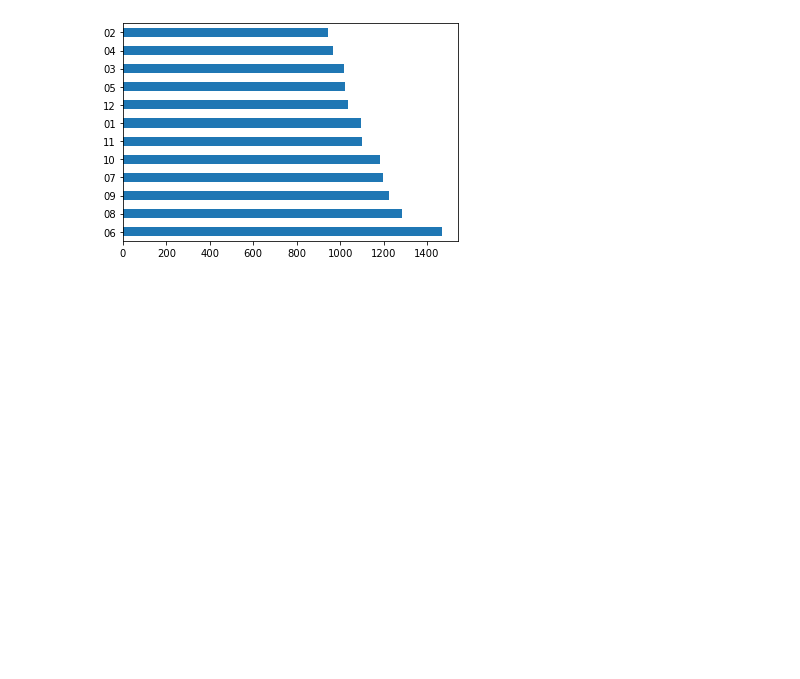
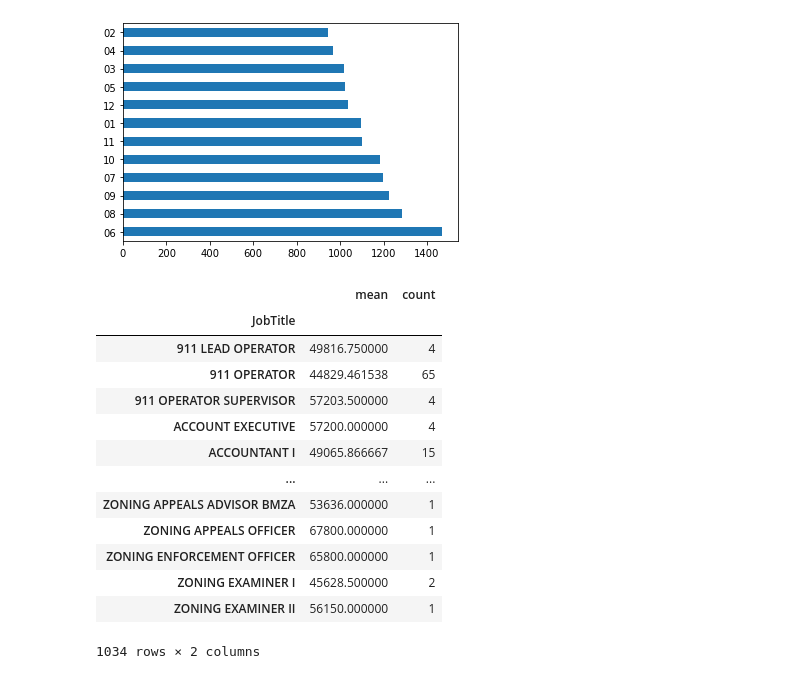
Before and after one commit to SethChloe/improved-train, a Jupyter notebook: mypython/Baltimore-analysis.ipynb, the cells around one changed output. Drawn from its saved outputs; the diff is of its cells as text; code cells hidden in the pictures; blank space fills up the shorter version.

```diff
--- a/mypython/Baltimore-analysis.ipynb
+++ b/mypython/Baltimore-analysis.ipynb
@@ -96,3 +96,21 @@ month_count.plot(kind='barh')
 # %% [output]
 <matplotlib.axes._subplots.AxesSubplot at 0x...>
 [figure]
+# %%
+agg_salary=salary.groupby('JobTitle')['AnnualSalary'].agg(['mean','count'])
+agg_salary
+# %% [output]
+|  | mean | count |
+| JobTitle |  |  |
+| 911 LEAD OPERATOR | 49816.750000 | 4 |
+| 911 OPERATOR | 44829.461538 | 65 |
+| 911 OPERATOR SUPERVISOR | 57203.500000 | 4 |
+| ACCOUNT EXECUTIVE | 57200.000000 | 4 |
+| ACCOUNTANT I | 49065.866667 | 15 |
+| ... | ... | ... |
+| ZONING APPEALS ADVISOR BMZA | 53636.000000 | 1 |
+| ZONING APPEALS OFFICER | 67800.000000 | 1 |
+| ZONING ENFORCEMENT OFFICER | 65800.000000 | 1 |
+| ZONING EXAMINER I | 45628.500000 | 2 |
+| ZONING EXAMINER II | 56150.000000 | 1 |
+1034 rows × 2 columns
```
Also changed, not shown: parts of 2 cells of this notebook, 2 other files.
